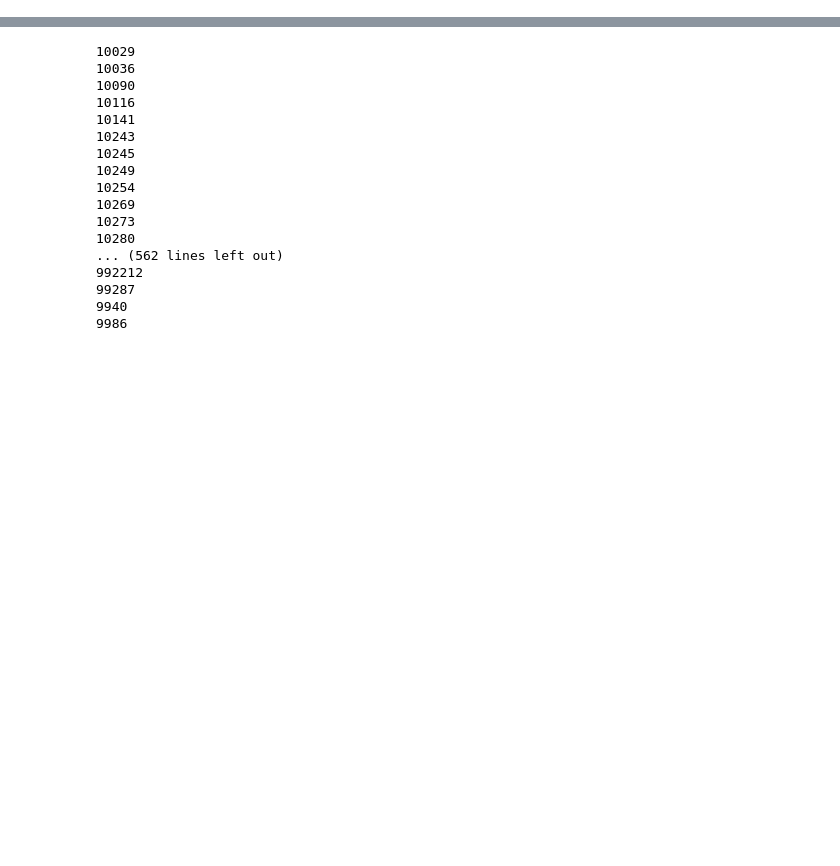
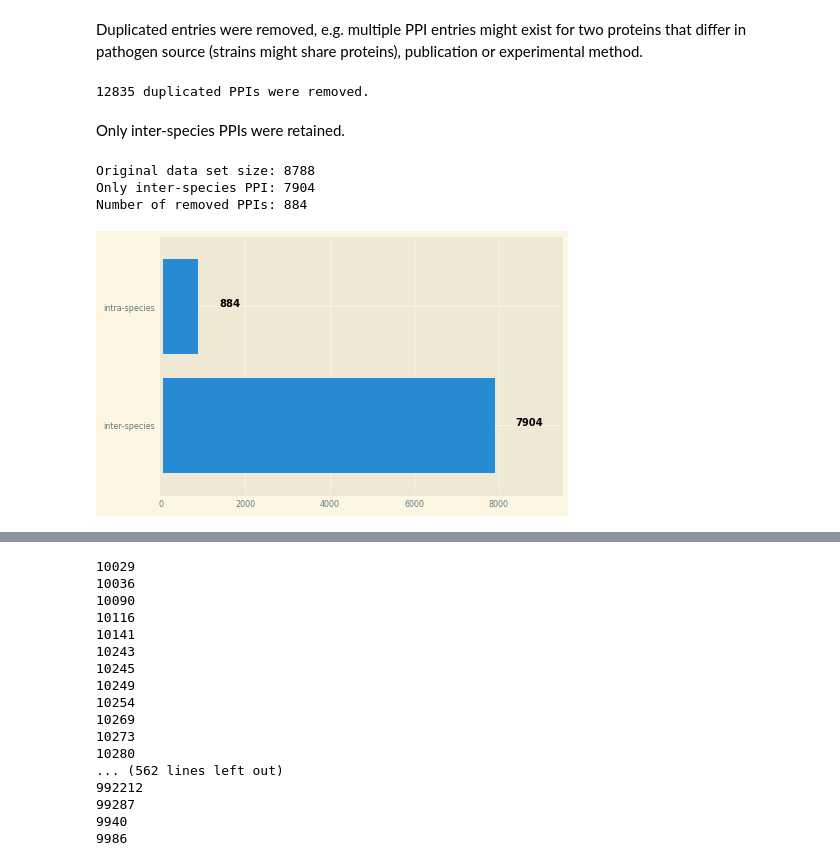
Before and after one commit to pmoris/host-pathogen-ppi-analysis, a Jupyter notebook: notebooks/data-exploration.ipynb, the cells around one changed output, grey strips where cells are left out. Cells and saved outputs as stored; diff of their text form; code cells hidden in the pictures; blank space fills up the shorter version.

```diff
--- a/notebooks/data-exploration.ipynb
+++ b/notebooks/data-exploration.ipynb
@@ -4,0 +148,55 @@
+# %%
+%%capture
+# create taxid dictionaries
+name2taxid, taxid2name = retrieve_taxids.parse_taxid_names(r'../../data/raw/taxdump/names.dmp')
+with Path(r'../../data/interim/child_taxids_of_10292.txt').open() as taxid_file:
+        herpes_taxids = [str('taxid:' + line.split('|')[0]) for line in taxid_file]
+# print([taxid2name[i[6:]] for i in herpes_taxids])
+df_virhost = ppi_import.read_mitab_virhost(r'../../data/raw/ppi_data/VirHostNet_January_2017.txt')
+
+df_hpidb2 = ppi_import.read_mitab_hpidb2(r'../../data/raw/ppi_data/hpidb2_March14_2017_mitab_plus.txt')
+
+df_phisto = ppi_import.read_mitab_phisto(r'../../data/raw/ppi_data/phisto_Jan19_2017.csv',
+                                         r'../../data/raw/ppi_data/mi.obo')
+df_concat = concat_interaction_datasets([df_hpidb2, df_virhost, df_phisto])
+# filter on Herpesviridae
+df_herpes = df_concat.loc[(df_concat.taxid_A.isin(herpes_taxids)) | df_concat.taxid_B.isin(herpes_taxids)]
+df_herpes = df_herpes.reset_index(drop=True)
+# create combined identifier
+xref_partners_sorted_array = np.sort(np.stack((df_herpes.xref_A, df_herpes.xref_B), axis=1), axis=1)
+xref_partners_df = pd.DataFrame(xref_partners_sorted_array, columns=['A', 'B'])
+df_herpes['xref_partners_sorted'] = xref_partners_df['A'] + '%' + xref_partners_df['B']
+# %% [markdown]
+Duplicated entries were removed, e.g. multiple PPI entries might exist for two proteins that differ in pathogen source (strains might share proteins), publication or experimental method.
+# %%
+print(np.sum(df_herpes.duplicated(subset=['xref_partners_sorted'])), 'duplicated PPIs were removed.')
+df_herpes = df_herpes.drop_duplicates(subset=['xref_partners_sorted'], keep='first')
+df_herpes = df_herpes.reset_index(drop=True)
+# %% [output]
+12835 duplicated PPIs were removed.
+# %% [markdown]
+Only inter-species PPIs were retained.
+# %%
+annotate_inter_intra(df_herpes)
+df_inter_intra = df_herpes.copy()
+df_herpes = df_herpes[df_herpes['inter-intra'] == 'inter-species']
+df_herpes = df_herpes.reset_index(drop=True)
+print('Original data set size:', df_inter_intra.shape[0], '\nOnly inter-species PPI:',
+      df_herpes.shape[0], '\nNumber of removed PPIs:', df_inter_intra.shape[0] - df_herpes.shape[0])
+# inter-intra plot
+height = df_inter_intra.groupby('inter-intra').size()
+bars = df_inter_intra.groupby('inter-intra').size().index
+y_pos = np.arange(len(bars))
+plt.barh(y_pos, height)
+plt.yticks(y_pos, bars)
+for i in range(len(y_pos)):
+    plt.text(x = height[i]+500 , y = y_pos[i], s = height[i], size = 10, fontweight = 'bold')
+# plt.tight_layout(pad=0)
+plt.margins(0.2, 0.1)
+# plt.subplots_adjust(right=2.3)
+plt.show()
+# %% [output]
+Original data set size: 8788
+Only inter-species PPI: 7904
+Number of removed PPIs: 884
+[figure, added]
```
Also changed, not shown: parts of 58 cells of this notebook.
